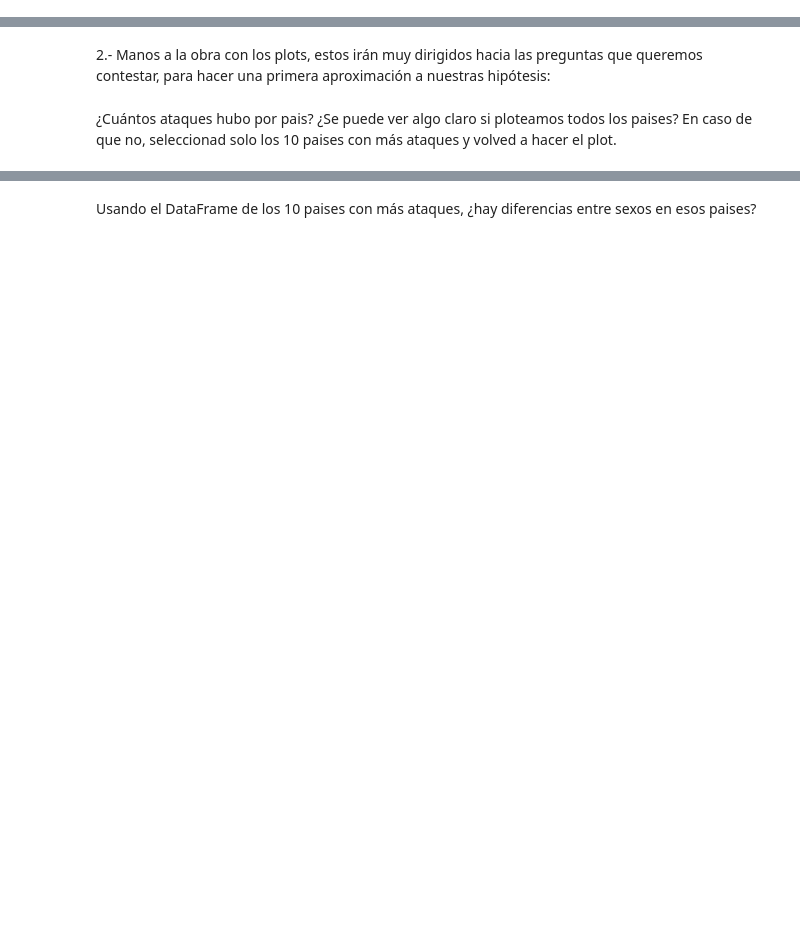
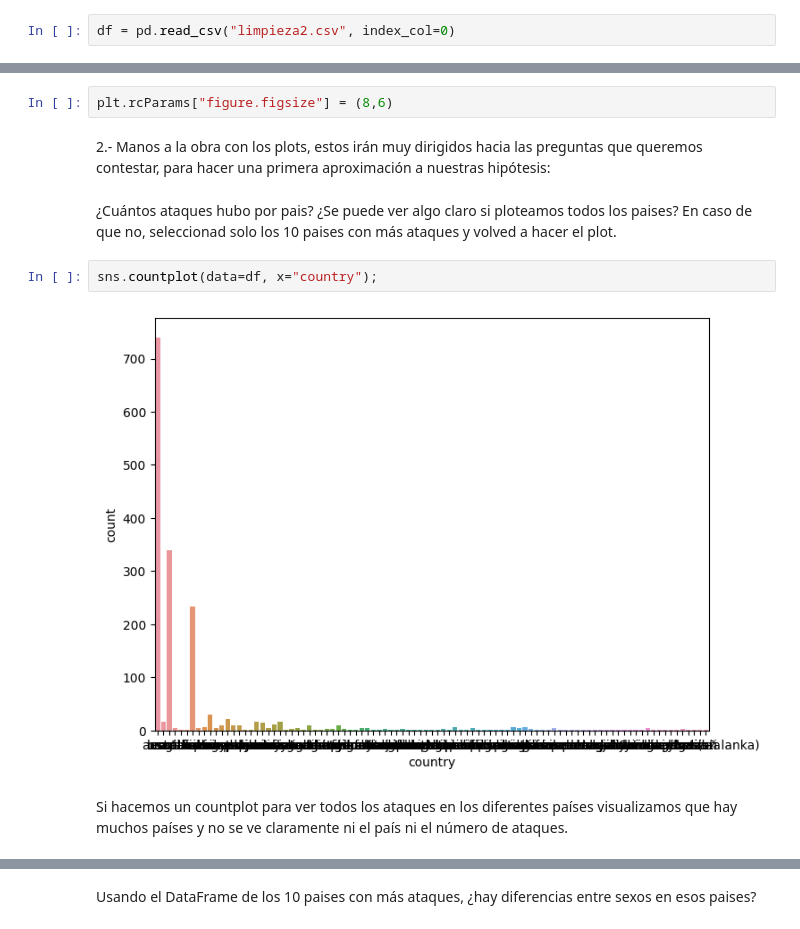
Before and after one commit to Adalab/DA-promo-c-modulo-2-sprint-2-Silvia-Pilar, a Jupyter notebook: EDA/Leccion-12-EDA-III-Analisis-Exploratorio-Grafico/EDA-III-Analisis-Exploratorio-Grafico.ipynb, the cells around one changed output, grey strips where cells are left out. Drawn from its saved outputs; the diff is of its cells as text; blank space fills up the shorter version.

```diff
--- a/EDA/Leccion-12-EDA-III-Analisis-Exploratorio-Grafico/EDA-III-Analisis-Exploratorio-Grafico.ipynb
+++ b/EDA/Leccion-12-EDA-III-Analisis-Exploratorio-Grafico/EDA-III-Analisis-Exploratorio-Grafico.ipynb
@@ -61,0 +66,2 @@ import seaborn as sns
+# %%
+df = pd.read_csv("limpieza2.csv", index_col=0)
@@ -67,7 +79,15 @@ En el ejercicio de hoy tendremos que contestar a las siguientes preguntas:
 📌 Nota Como siempre, después de cada gráfica incluid una pequeña explicación de lo que nos está mostrando la gráfica.
 
 1.- Estableced el tamaño de las figuras al inicio de vuestro jupyter para que todas tengan las mismas dimensiones.
+# %%
+plt.rcParams["figure.figsize"] = (8,6)
 # %% [markdown]
 2.- Manos a la obra con los plots, estos irán muy dirigidos hacia las preguntas que queremos contestar, para hacer una primera aproximación a nuestras hipótesis:
 # %% [markdown]
 ¿Cuántos ataques hubo por pais? ¿Se puede ver algo claro si ploteamos todos los paises? En caso de que no, seleccionad solo los 10 paises con más ataques y volved a hacer el plot.
+# %%
+sns.countplot(data=df, x="country");
+# %% [output]
+[figure, added]
+# %% [markdown]
+Si hacemos un countplot para ver todos los ataques en los diferentes países visualizamos que hay muchos países y no se ve claramente ni el país ni el número de ataques.
```
Also changed, not shown: parts of 27 cells of this notebook, 1 other file.
